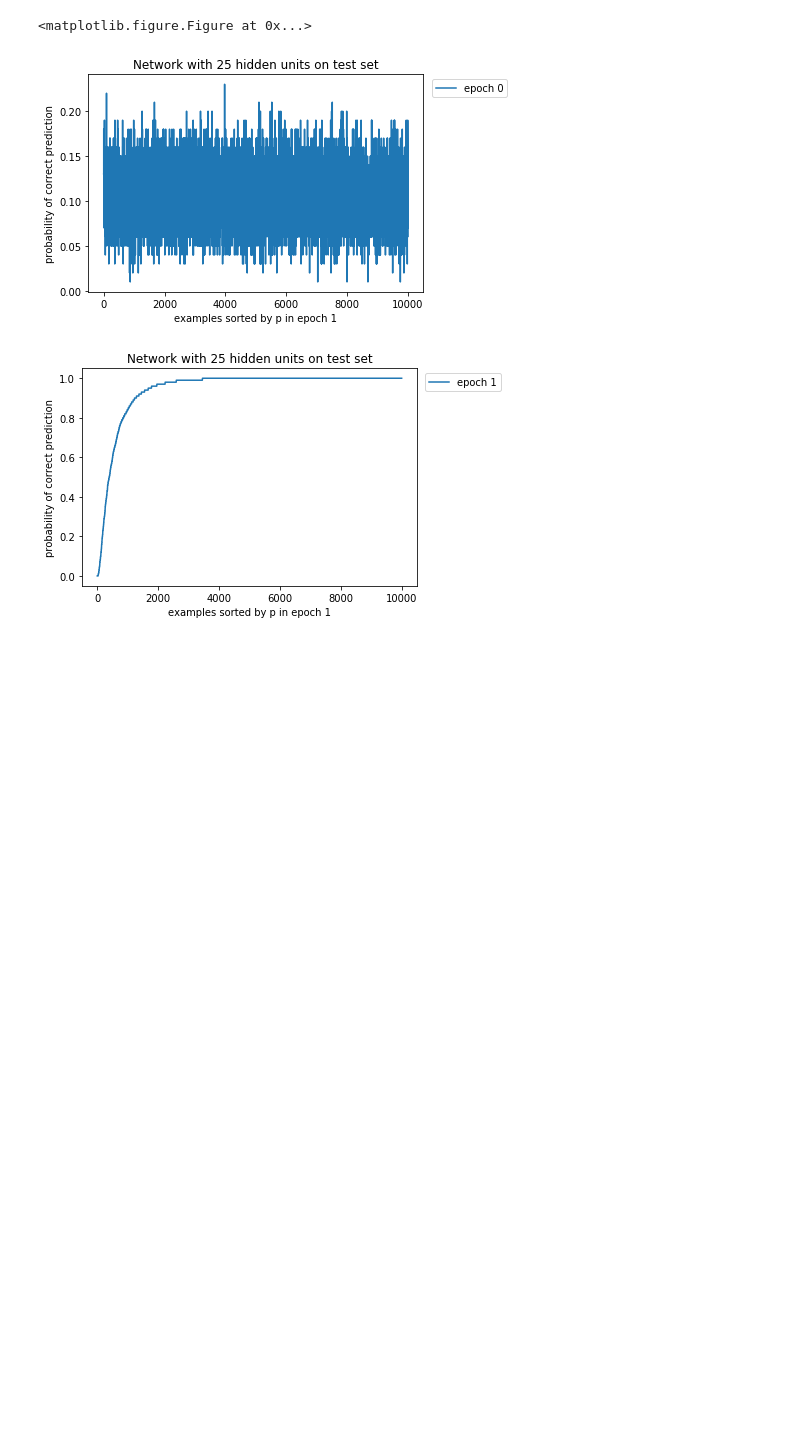
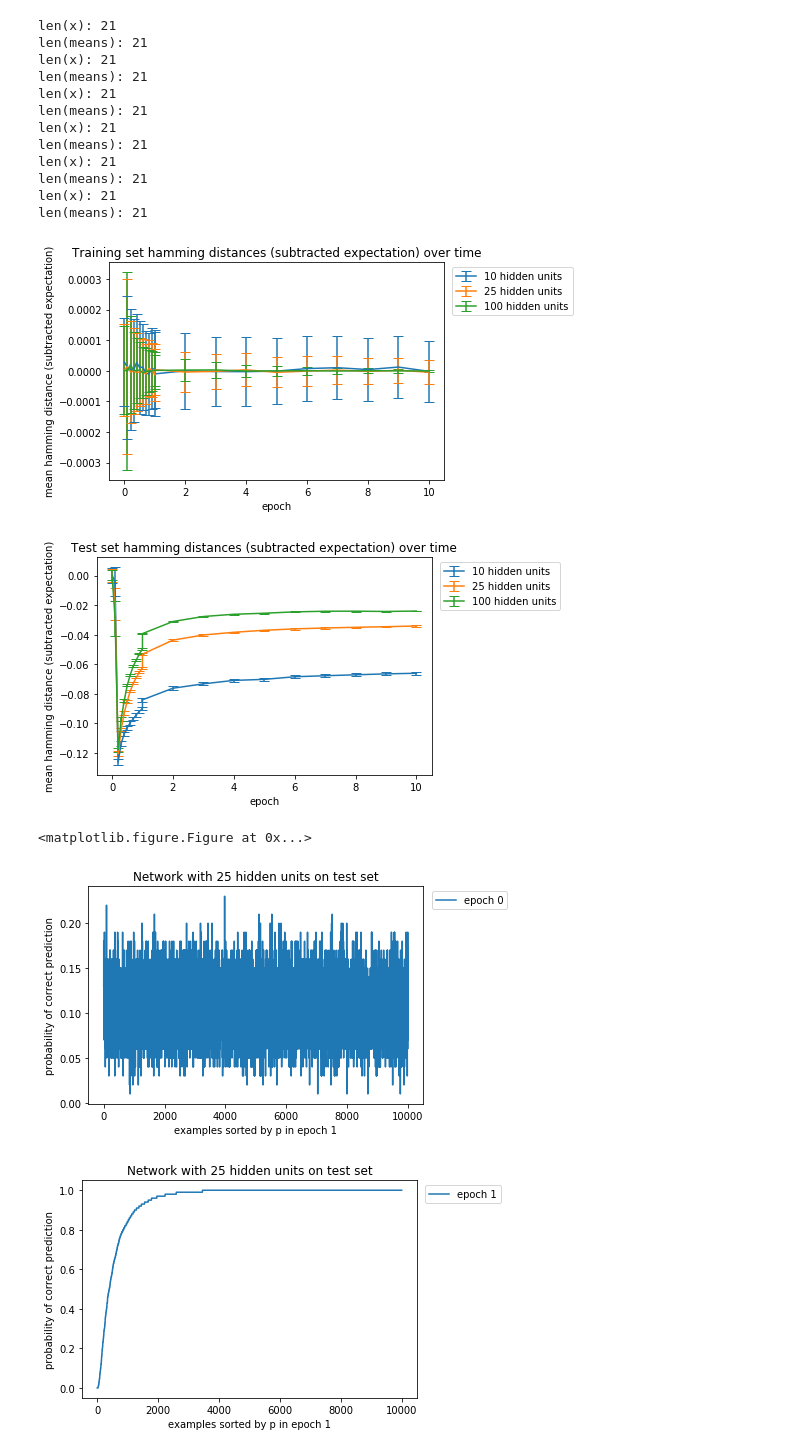
Before and after one commit to bradyneal/Bias-Variance, a Jupyter notebook: path_visuals1.ipynb, the cells around one changed output. Drawn from its saved outputs; the diff is of its cells as text; code cells hidden in the pictures; blank space fills up the shorter version.

```diff
--- a/path_visuals1.ipynb
+++ b/path_visuals1.ipynb
@@ -37,21 +139,0 @@ for num_hidden in HIDDEN_SIZES:
-# %%
-import numpy as np
-from math import sqrt
-from infmetrics import get_pairwise_hamming_diffs
-def get_mean_std_hamm_diffs(opt_paths):
-    n_indep = len(opt_paths[0])
-    means = []
-    stds = []
-    for i in range(len(train_opt_paths)):
-        dists, _ = get_pairwise_hamming_diffs(opt_paths[i])
-        means.append(np.mean(dists))
-        stds.append(np.std(dists) / sqrt(n_indep))
-    return means, stds
-# %%
-%matplotlib inline
-import matplotlib.pyplot as plt
-def plot_errorbars(means, stds, title, label):
-    plt.title(title)
-    plt.errorbar(range(len(means)), means, yerr=[2 * std for std in stds], capsize=5, label=label)
-    plt.xlabel('epoch')
-    plt.ylabel('mean hamming distance (subtracted expectation)')
@@ -72,0 +140,31 @@ def opt_paths_to_ordered_ps(opt_paths):
+# %%
+# With identically distributed assumption
+for num_hidden in HIDDEN_SIZES:
+    train_opt_paths, test_opt_paths = get_opt_paths(num_hidden, NUM_RUNS, SLURM_ID, include_fine=True)
+
+    means, stds = get_mean_std_hamm_diffs(train_opt_paths, non_id=False)
+    plt.figure('train')
+    plot_errorbars(means, stds, 'Training set hamming distances (subtracted expectation) over time',
+                   '{} hidden units'.format(num_hidden), include_fine=True)
+    plt.legend(bbox_to_anchor=(1.01, 1), loc="upper left")
+
+    means, stds = get_mean_std_hamm_diffs(test_opt_paths, non_id=False)
+    plt.figure('test')
+    plot_errorbars(means, stds, 'Test set hamming distances (subtracted expectation) over time',
+                   '{} hidden units'.format(num_hidden), include_fine=True)
+    plt.legend(bbox_to_anchor=(1.01, 1), loc="upper left")
+# %% [output]
+len(x): 21
+len(means): 21
+len(x): 21
+len(means): 21
+len(x): 21
+len(means): 21
+len(x): 21
+len(means): 21
+len(x): 21
+len(means): 21
+len(x): 21
+len(means): 21
+[figure, added]
+[figure, added]
```
Also changed, not shown: parts of 13 cells of this notebook.
